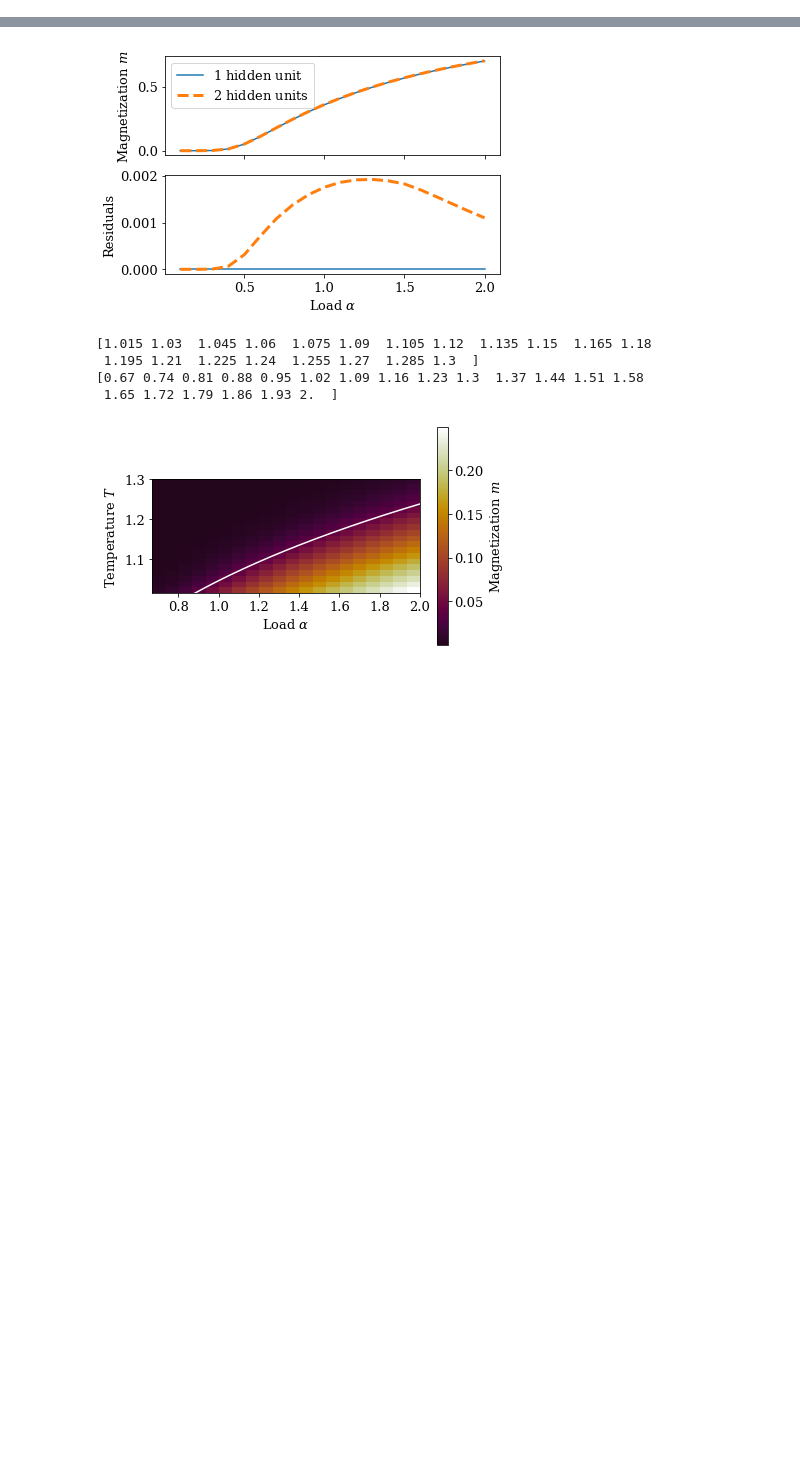
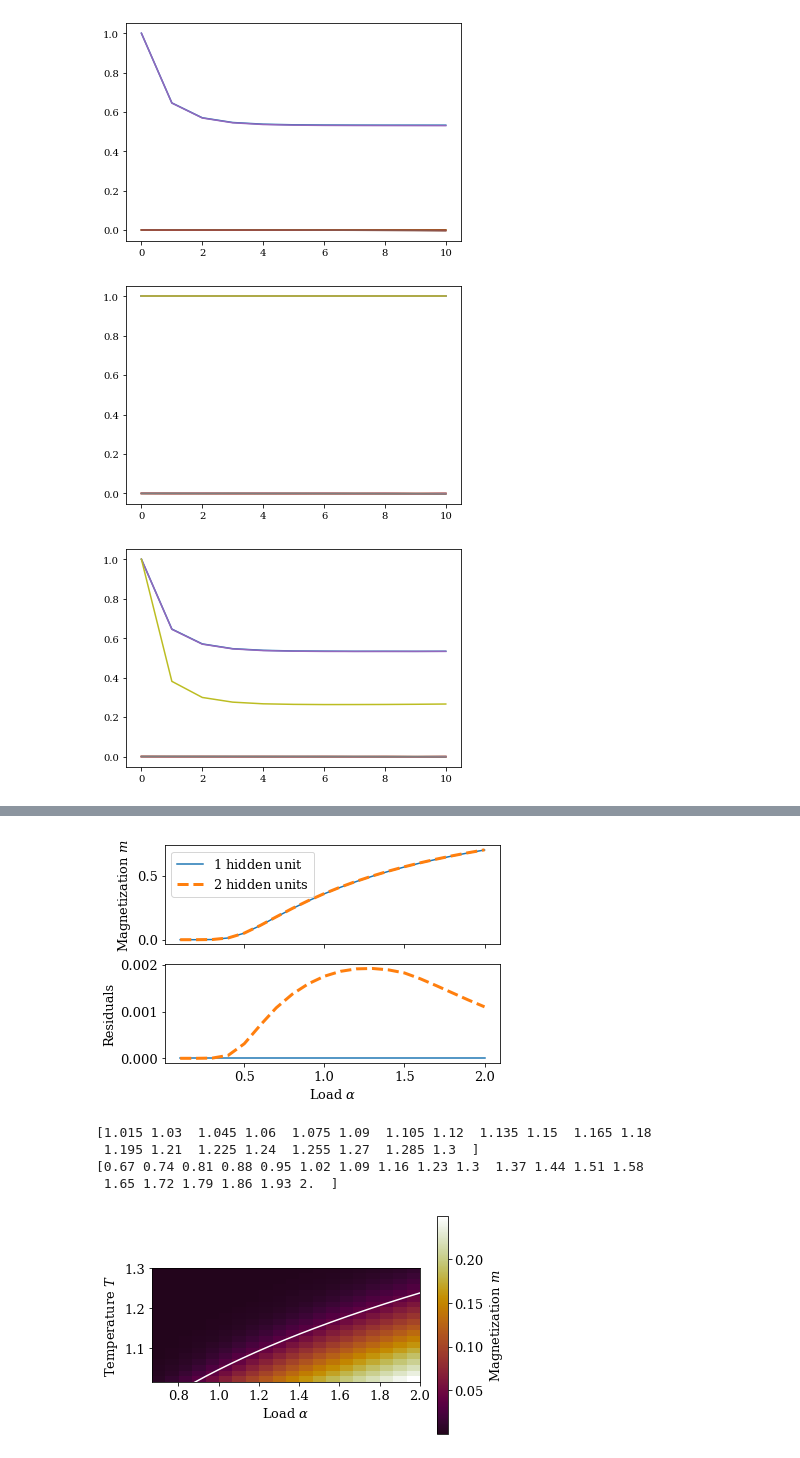
Before and after one commit to RobinTher/BM_fixed_point_iterations, a Jupyter notebook: Fixed_point_iterations.ipynb, the cells around one changed output, grey strips where cells are left out. Drawn from its saved outputs; the diff is of its cells as text; code cells hidden in the pictures; blank space fills up the shorter version.

```diff
--- a/Fixed_point_iterations.ipynb
+++ b/Fixed_point_iterations.ipynb
@@ -346,0 +343,13 @@ Analytical q:
+# %%
+plt.plot(np.array(m_list).reshape(t+1, P_s*P))
+plt.show()
+
+plt.plot(np.array(s_list).reshape(t+1, P**2))
+plt.show()
+
+plt.plot(np.array(q_list).reshape(t+1, P**2))
+plt.show()
+# %% [output]
+[figure, added]
+[figure, added]
+[figure, added]
```
Also changed, not shown: parts of 7 cells of this notebook.
